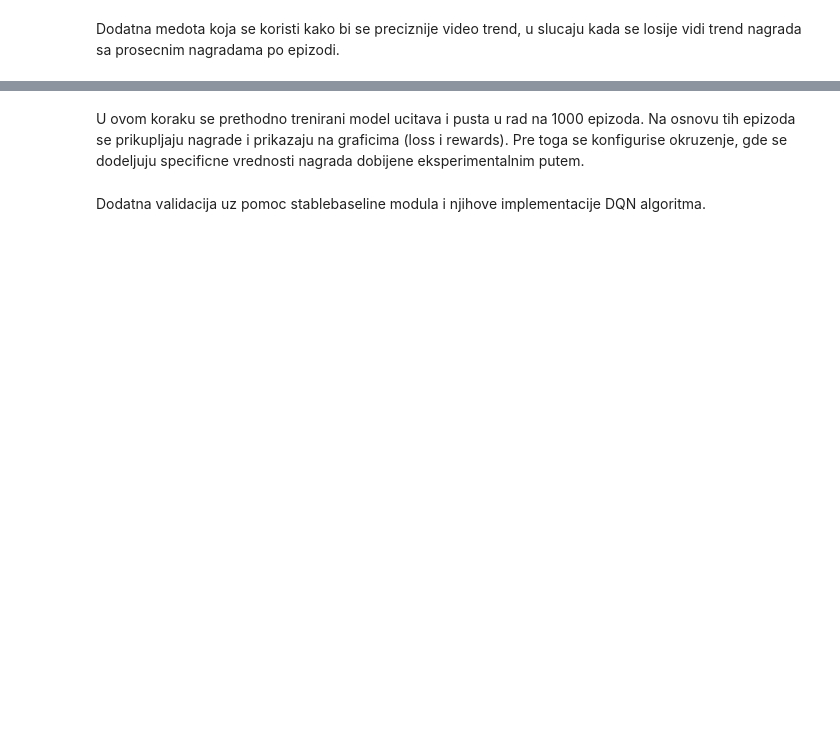
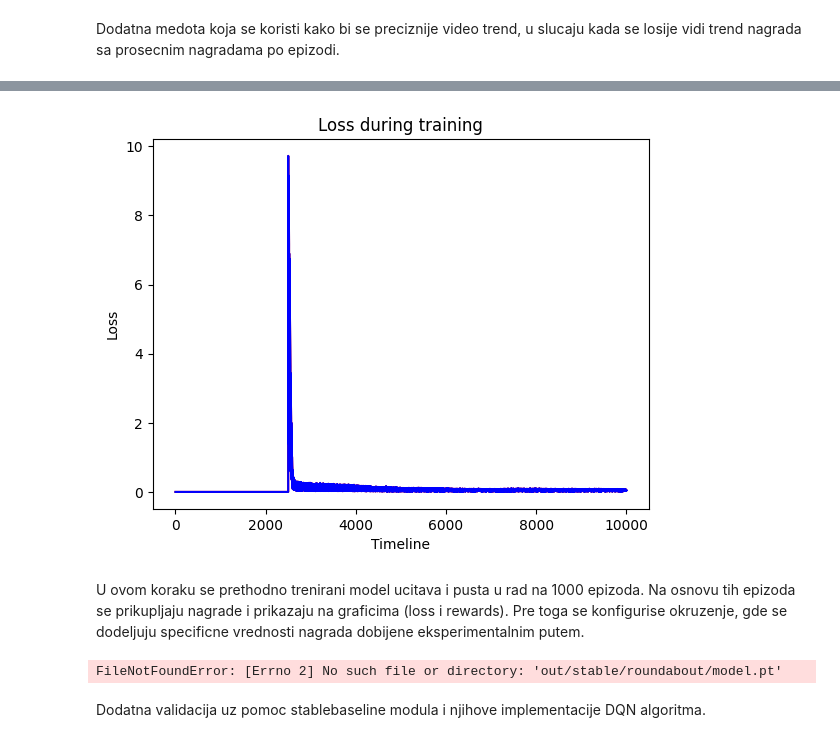
Before and after one commit to tbiocanin/RL-highway-env-gymnasium, a Jupyter notebook: deep_q_learning/roundabout_env_DQN.ipynb, the cells around one changed output, grey strips where cells are left out. Cells and saved outputs as stored; diff of their text form; code cells hidden in the pictures; blank space fills up the shorter version.

```diff
--- a/deep_q_learning/roundabout_env_DQN.ipynb
+++ b/deep_q_learning/roundabout_env_DQN.ipynb
@@ -28,3 +126,7 @@ def moving_average(values, window):
+# %%
+plot_graph(timeline, out_loss, "Timeline", "Loss", "roundabout_loss.jpg", "Loss during training", ["Loss Points", "Loss func"])
+# %% [output]
+[figure, added]
 # %% [markdown]
 U ovom koraku se prethodno trenirani model ucitava i pusta u rad na 1000 epizoda. Na osnovu tih epizoda se prikupljaju nagrade i prikazaju na graficima (loss i rewards). Pre toga se konfigurise okruzenje, gde se dodeljuju specificne vrednosti nagrada dobijene eksperimentalnim putem.
 # %%
@@ -34,7 +136,7 @@ env.config['collision_reward'] = -0.1
 env.config['reward_speed_range'] = [20, 30]
 env.config['normalize_reward'] = False
 
-model = torch.load("out/stable/roundabout/model.pt")
+model = torch.load("out/roundabout/model.pt")
 
 rewards_avg = []
 rewards = []
@@ -56,8 +158,10 @@ for i in range(500):
     # env.render()
   rewards.append(reward_)
   rewards_avg.append(reward_/cnt)
-plot_graph(moving_average(rewards, 50), "eps", "rewards", "model test", "Test", 0)
-plot_graph(moving_average(rewards_avg, 50), "eps", "rewards", "model test", "Test", 1)
+# plot_graph(moving_average(rewards, 50), "eps", "rewards", "model test", "Test", 0)
+# plot_graph(moving_average(rewards_avg, 50), "eps", "rewards", "model test", "Test", 1)
+# %% [output]
+FileNotFoundError: [Errno 2] No such file or directory: 'out/stable/roundabout/model.pt'
 # %% [markdown]
 Dodatna validacija uz pomoc stablebaseline modula i njihove implementacije DQN algoritma.
 # %%
```
Also changed, not shown: parts of 6 cells of this notebook, 30 other files.
